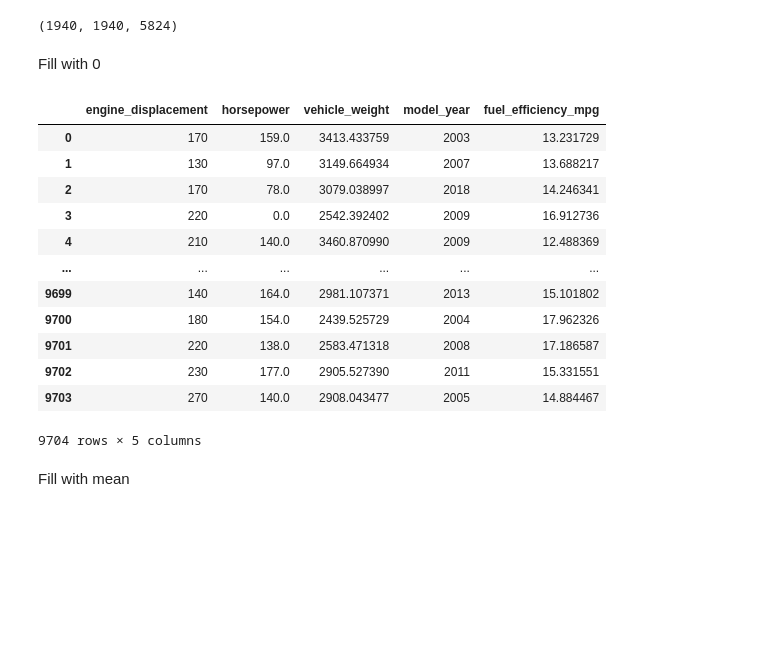
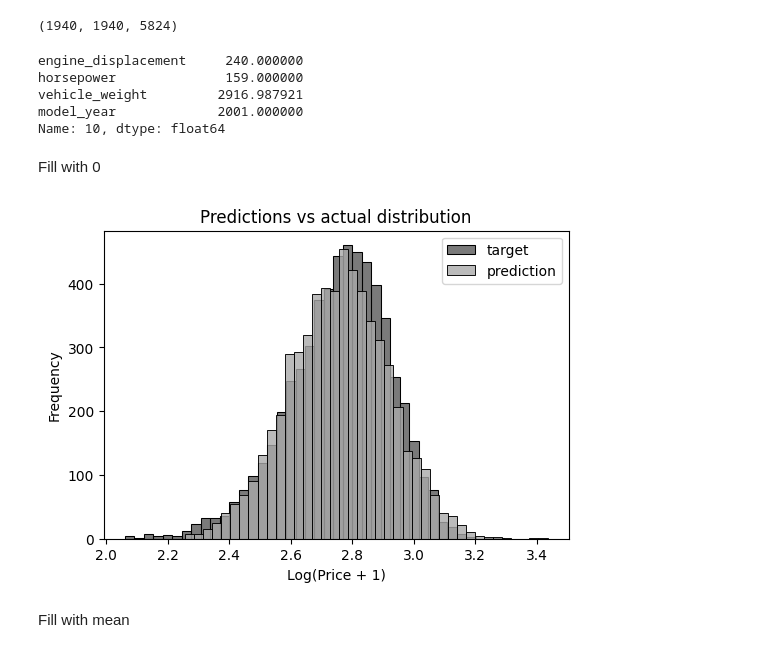
Before and after one commit to moreaujean/ml-zoomcamp, a Jupyter notebook: 02/homework.ipynb, the cells around one changed output. Saved outputs shown, nothing was run; the diff lists cells and outputs as text; code cells hidden in the pictures; blank space fills up the shorter version.

Commit message:
predictions

```diff
--- a/02/homework.ipynb
+++ b/02/homework.ipynb
@@ -67,3 +67,11 @@ df_test = df.iloc[idx[n_train + n_val:]]
 len(df_val), len(df_test), len(df_train)
 # %% [output]
 (1940, 1940, 5824)
+# %%
+df_train = df_train.reset_index(drop=True)
+df_val = df_val.reset_index(drop=True)
+df_test = df_test.reset_index(drop=True)
+
+y_train = np.log1p(df_train.fuel_efficiency_mpg.values)
+y_val = np.log1p(df_val.fuel_efficiency_mpg.values)
+y_test = np.log1p(df_test.fuel_efficiency_mpg.values)
@@ -70,22 +82,48 @@ len(df_val), len(df_test), len(df_train)
+# %%
+df_train.iloc[10]
+# %% [output]
+engine_displacement     240.000000
+horsepower              159.000000
+vehicle_weight         2916.987921
+model_year             2001.000000
+Name: 10, dtype: float64
+# %%
+def train_linear_regression(X, y):
+    ones = np.ones(X.shape[0])
+    X = np.column_stack([ones, X])
+
+    XTX = X.T.dot(X)
+    XTX_inv = np.linalg.inv(XTX)
+    w = XTX_inv.dot(X.T).dot(y)
+
+    return w[0], w[1:]
+
+def prepare_X(df):
+    X = df.values
+    return X
 # %% [markdown]
 Fill with 0
 # %%
-df_filled = df.fillna(0)
-df_filled
+df_filled = df_train.fillna(0)
+
+X_train = prepare_X(df_filled)
+w_0, w = train_linear_regression(X_train, y_train)
+y_pred = w_0 + X_train.dot(w)
+
+plt.figure(figsize=(6, 4))
+
+sns.histplot(y_train, label='target', color='#222222', alpha=0.6, bins=40)
+sns.histplot(y_pred, label='prediction', color='#aaaaaa', alpha=0.8, bins=40)
+
+plt.legend()
+
+plt.ylabel('Frequency')
+plt.xlabel('Log(Price + 1)')
+plt.title('Predictions vs actual distribution')
+
+plt.show()
 # %% [output]
-|  | engine_displacement | horsepower | vehicle_weight | model_year | fuel_efficiency_mpg |
-| 0 | 170 | 159.0 | 3413.433759 | 2003 | 13.231729 |
-| 1 | 130 | 97.0 | 3149.664934 | 2007 | 13.688217 |
-| 2 | 170 | 78.0 | 3079.038997 | 2018 | 14.246341 |
-| 3 | 220 | 0.0 | 2542.392402 | 2009 | 16.912736 |
-| 4 | 210 | 140.0 | 3460.870990 | 2009 | 12.488369 |
-| ... | ... | ... | ... | ... | ... |
-| 9699 | 140 | 164.0 | 2981.107371 | 2013 | 15.101802 |
-| 9700 | 180 | 154.0 | 2439.525729 | 2004 | 17.962326 |
-| 9701 | 220 | 138.0 | 2583.471318 | 2008 | 17.186587 |
-| 9702 | 230 | 177.0 | 2905.527390 | 2011 | 15.331551 |
-| 9703 | 270 | 140.0 | 2908.043477 | 2005 | 14.884467 |
-9704 rows × 5 columns
+[figure, added]
 # %% [markdown]
 Fill with mean
 # %%
```
Also changed, not shown: parts of 2 cells of this notebook.
